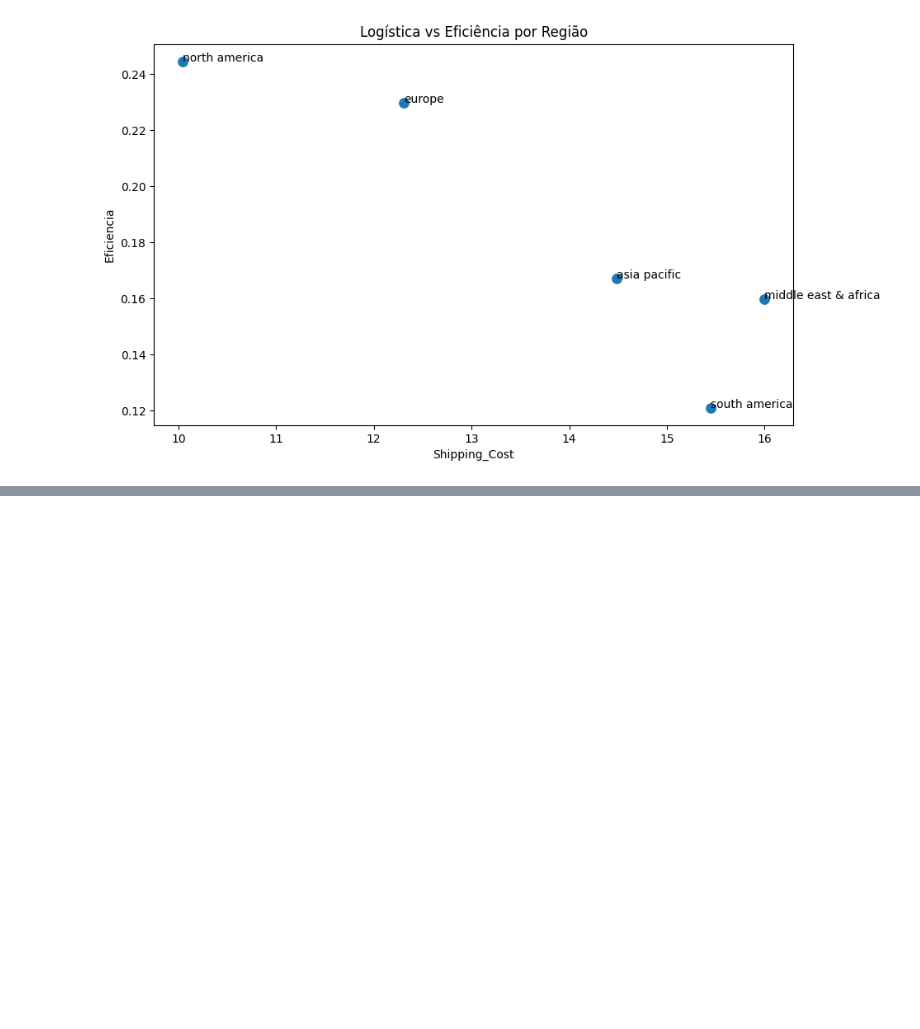
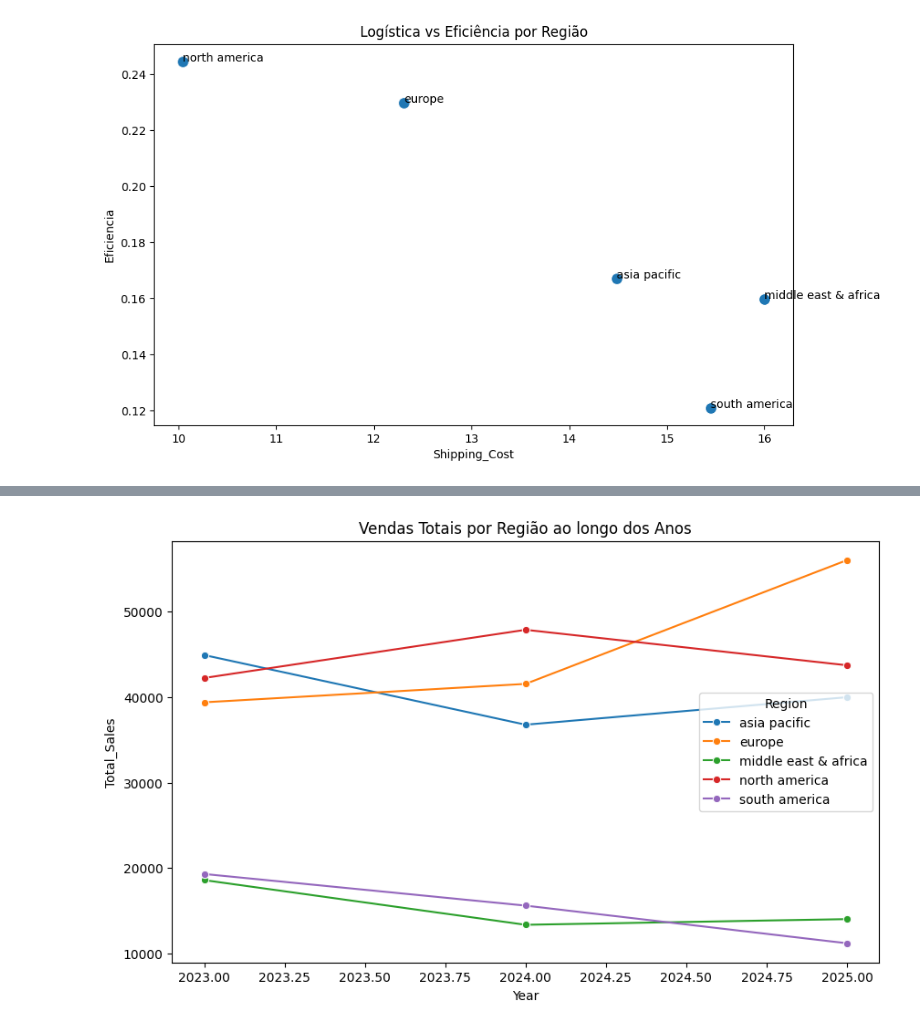
Before and after one commit to IuryFranca15/E-commerce_database, a Jupyter notebook: e-commerce.ipynb, the cells around one changed output, grey strips where cells are left out. Saved outputs shown, nothing was run; the diff lists cells and outputs as text; code cells hidden in the pictures; blank space fills up the shorter version.

```diff
--- a/e-commerce.ipynb
+++ b/e-commerce.ipynb
@@ -211,0 +262,12 @@ sns.boxplot(data = df10, x = 'Region', y = 'Profit')
+# %%
+# Agrupando para somar as vendas totais por ano e região
+df_agrupado = df.groupby(['Year', 'Region'])['Total_Sales'].sum().reset_index()
+
+# Plotando agora com os valores somados
+plt.figure(figsize=(10, 6))
+sns.lineplot(data=df_agrupado, x='Year', y='Total_Sales', hue='Region', marker='o')
+
+plt.title('Vendas Totais por Região ao longo dos Anos')
+plt.show()
+# %% [output]
+[figure, added]
```
Also changed, not shown: parts of 8 cells of this notebook.
